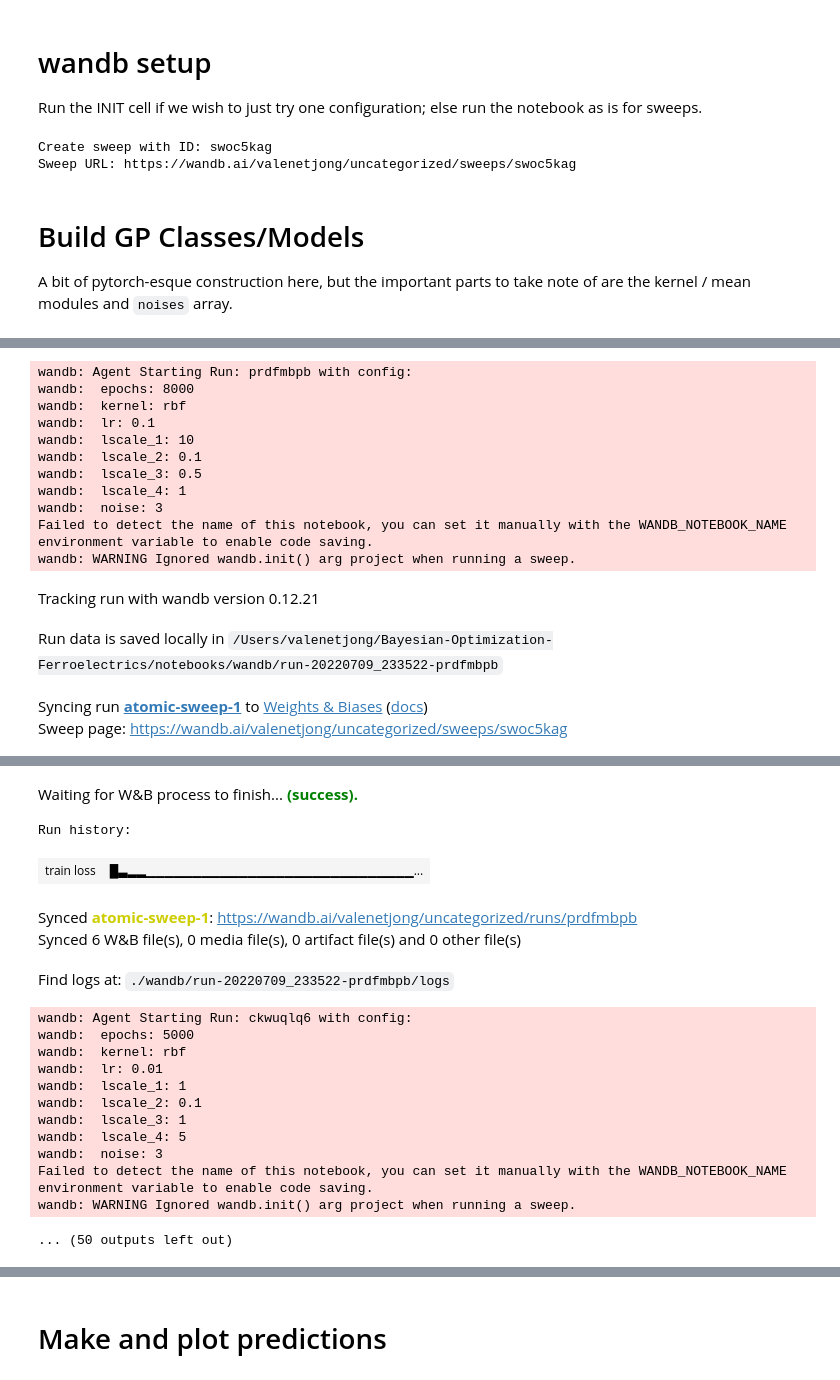
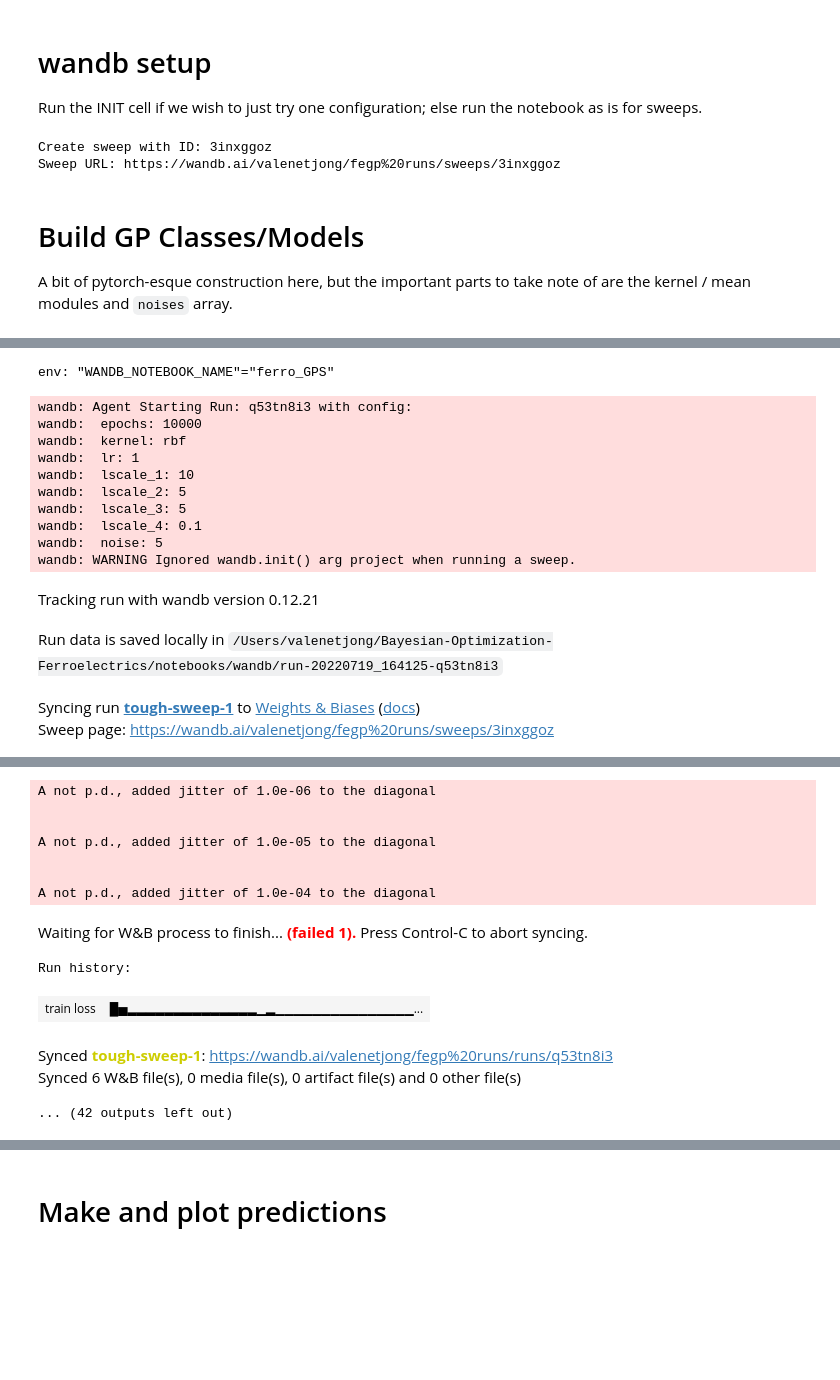
Before and after one commit to vtjong/Bayesian-Optimization-Ferroelectrics, a Jupyter notebook: notebooks/ferro_GPs.ipynb, the cells around one changed output, grey strips where cells are left out. Cells and saved outputs as stored; diff of their text form; code cells hidden in the pictures; blank space fills up the shorter version.

```diff
--- a/notebooks/ferro_GPs.ipynb
+++ b/notebooks/ferro_GPs.ipynb
@@ -178,10 +160,10 @@ config = {
   }
 }
 
-sweep_id = wandb.sweep(config)
+sweep_id = wandb.sweep(config, project="fegp runs")
 # %% [output]
-Create sweep with ID: swoc5kag
-Sweep URL: https://wandb.ai/valenetjong/uncategorized/sweeps/swoc5kag
+Create sweep with ID: 3inxggoz
+Sweep URL: https://wandb.ai/valenetjong/fegp%20runs/sweeps/3inxggoz
 # %% [markdown]
 # Build GP Classes/Models
 A bit of pytorch-esque construction here, but the important parts to take note of are the kernel / mean modules and `noises` array.
@@ -239,9 +221,10 @@ def make_model(train_x, train_y, config):
 # mll.eval()
 # %%
 # Training loop (long form, for inspection of results during training)
-def train():
-    wandb.init(project="fegp runs")
-    config = wandb.config
+def train(config_flag=True, config=None):
+    if config_flag:
+        wandb.init(project="fegp runs")
+        config = wandb.config
     likelihood, model = make_model(train_x, train_y, config)
     training_iter = config.epochs
 
@@ -282,7 +265,8 @@ def train():
 
         # Save trained model
         # torch.save(model.state_dict(), 'models/my_gp_with_nn_model.pth')
+    return likelihood, model
 # %%
 %env "WANDB_NOTEBOOK_NAME" "ferro_GPS"
-wandb.agent(sweep_id, function=train)
+wandb.agent(sweep_id, function=train, count=5)
 # %% [output]
@@ -290,15 +274,15 @@ env: "WANDB_NOTEBOOK_NAME"="ferro_GPS"
-wandb: Agent Starting Run: prdfmbpb with config:
-wandb:  epochs: 8000
-wandb:  kernel: rbf
-wandb:  lr: 0.1
-wandb:  lscale_1: 10
-wandb:  lscale_2: 0.1
-wandb:  lscale_3: 0.5
-wandb:  lscale_4: 1
-wandb:  noise: 3
-Failed to detect the name of this notebook, you can set it manually with the WANDB_NOTEBOOK_NAME environment variable to enable code saving.
-wandb: WARNING Ignored wandb.init() arg project when running a sweep.
+env: "WANDB_NOTEBOOK_NAME"="ferro_GPS"
+wandb: Agent Starting Run: q53tn8i3 with config:
+wandb:  epochs: 10000
+wandb:  kernel: rbf
+wandb:  lr: 1
+wandb:  lscale_1: 10
+wandb:  lscale_2: 5
+wandb:  lscale_3: 5
+wandb:  lscale_4: 0.1
+wandb:  noise: 5
+wandb: WARNING Ignored wandb.init() arg project when running a sweep.
 Tracking run with wandb version 0.12.21
-Run data is saved locally in /Users/valenetjong/Bayesian-Optimization-Ferroelectrics/notebooks/wandb/run-20220709_233522-prdfmbpb
+Run data is saved locally in /Users/valenetjong/Bayesian-Optimization-Ferroelectrics/notebooks/wandb/run-20220719_164125-q53tn8i3
-Syncing run atomic-sweep-1 to Weights & Biases (docs)
-Sweep page: https://wandb.ai/valenetjong/uncategorized/sweeps/swoc5kag
+Syncing run tough-sweep-1 to Weights & Biases (docs)
+Sweep page: https://wandb.ai/valenetjong/fegp%20runs/sweeps/3inxggoz
@@ -322,18 +293,13 @@ Iter 7901/8000 - Loss: 2.908  lengthscale1: [[2.2556967e-01 2.2373545e+00 9.6239
+A not p.d., added jitter of 1.0e-06 to the diagonal
+
+
+A not p.d., added jitter of 1.0e-05 to the diagonal
+
+
+A not p.d., added jitter of 1.0e-04 to the diagonal
-Waiting for W&B process to finish... (success).
+Waiting for W&B process to finish... (failed 1). Press Control-C to abort syncing.
-Run history:
+Run history:
-| train loss | █▃▂▂▁▁▁▁▁▁▁▁▁▁▁▁▁▁▁▁▁▁▁▁▁▁▁▁▁▁▁▁▁... |
+| train loss | █▅▂▂▂▂▂▂▂▂▂▂▂▂▂▂▁▂▁▁▁▁▁▁▁▁▁▁▁▁▁▁▁... |
-Synced atomic-sweep-1: https://wandb.ai/valenetjong/uncategorized/runs/prdfmbpb
+Synced tough-sweep-1: https://wandb.ai/valenetjong/fegp%20runs/runs/q53tn8i3
 Synced 6 W&B file(s), 0 media file(s), 0 artifact file(s) and 0 other file(s)
-Find logs at: ./wandb/run-20220709_233522-prdfmbpb/logs
-wandb: Agent Starting Run: ckwuqlq6 with config:
-wandb:  epochs: 5000
-wandb:  kernel: rbf
-wandb:  lr: 0.01
-wandb:  lscale_1: 1
-wandb:  lscale_2: 0.1
-wandb:  lscale_3: 1
-wandb:  lscale_4: 5
-wandb:  noise: 3
-Failed to detect the name of this notebook, you can set it manually with the WANDB_NOTEBOOK_NAME environment variable to enable code saving.
-wandb: WARNING Ignored wandb.init() arg project when running a sweep.
-... (50 outputs left out)
+... (42 outputs left out)
```
Also changed, not shown: parts of 13 cells of this notebook, 1 other file.
